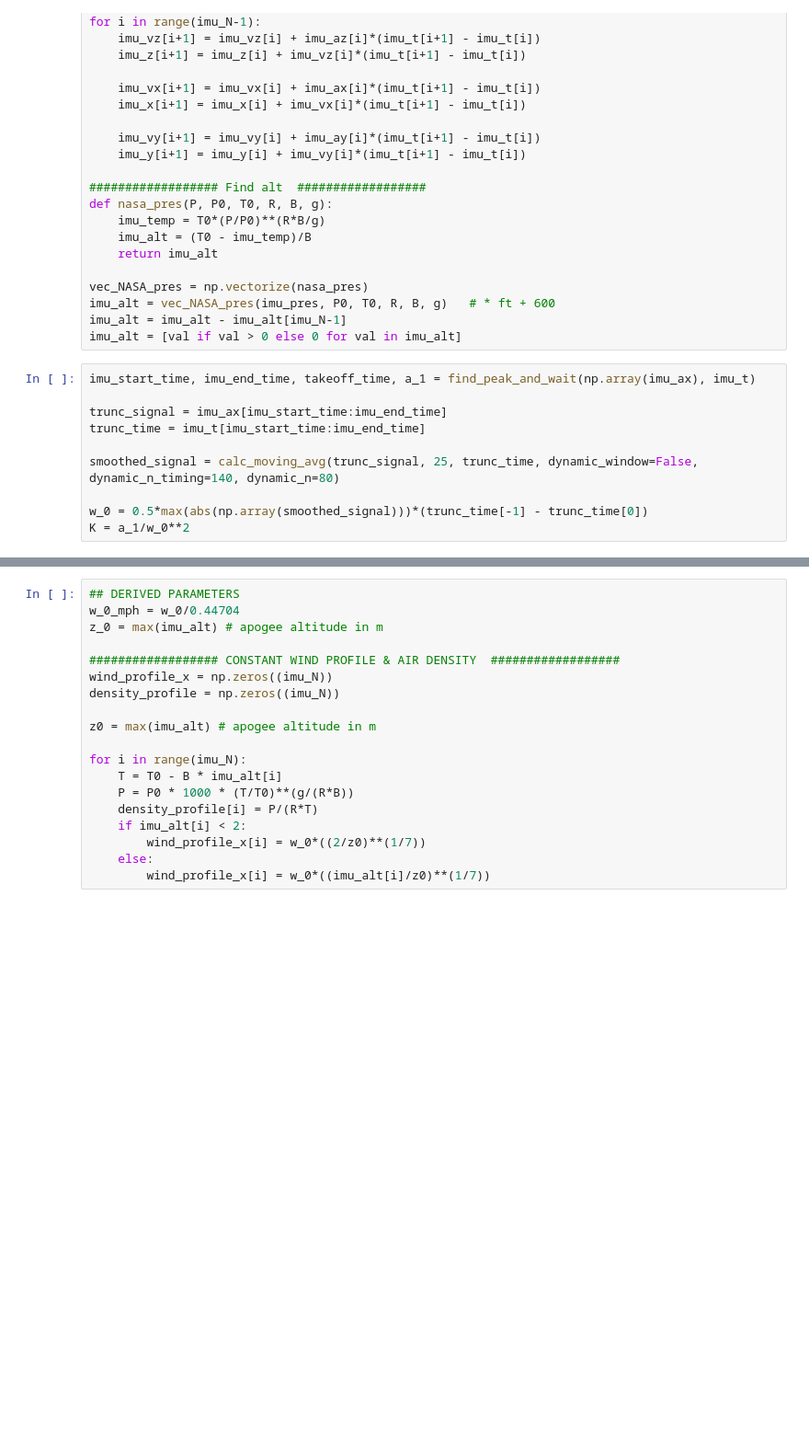
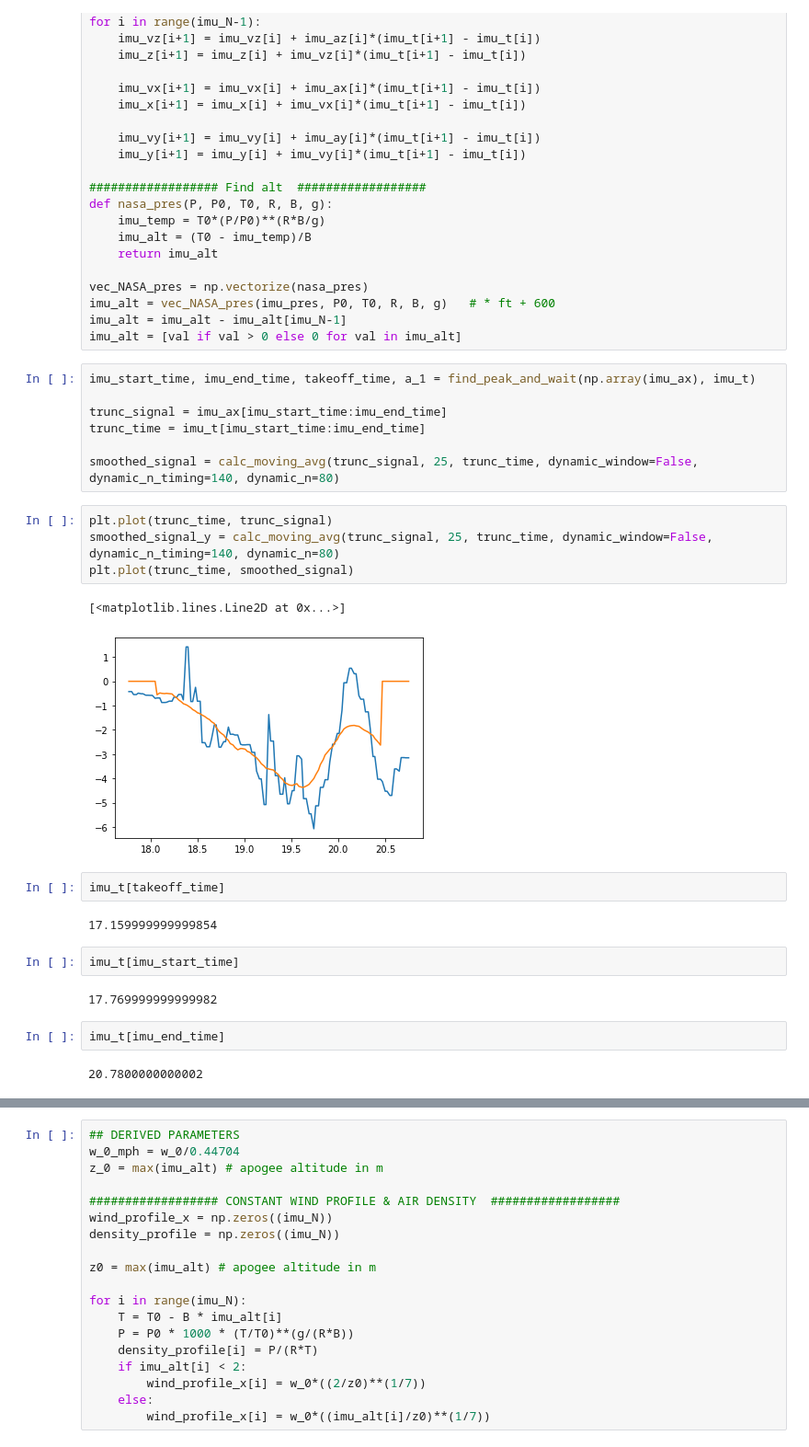
Before and after one commit to VADL-2022/IMU_VV, a Jupyter notebook: 03_Path_Recon/Final_Model_Testing.ipynb, the cells around one changed output, grey strips where cells are left out. Shown at 92% size. Saved outputs shown, nothing was run; the diff lists cells and outputs as text; blank space fills up the shorter version.

```diff
--- a/03_Path_Recon/Final_Model_Testing.ipynb
+++ b/03_Path_Recon/Final_Model_Testing.ipynb
@@ -66,6 +157,22 @@ trunc_signal = imu_ax[imu_start_time:imu_end_time]
 trunc_time = imu_t[imu_start_time:imu_end_time]
 
 smoothed_signal = calc_moving_avg(trunc_signal, 25, trunc_time, dynamic_window=False, dynamic_n_timing=140, dynamic_n=80)
-
-w_0 = 0.5*max(abs(np.array(smoothed_signal)))*(trunc_time[-1] - trunc_time[0])
-K = a_1/w_0**2
+# %%
+plt.plot(trunc_time, trunc_signal)
+smoothed_signal_y = calc_moving_avg(trunc_signal, 25, trunc_time, dynamic_window=False, dynamic_n_timing=140, dynamic_n=80)
+plt.plot(trunc_time, smoothed_signal)
+# %% [output]
+[<matplotlib.lines.Line2D at 0x...>]
+[figure, added]
+# %%
+imu_t[takeoff_time]
+# %% [output]
+17.159999999999854
+# %%
+imu_t[imu_start_time]
+# %% [output]
+17.769999999999982
+# %%
+imu_t[imu_end_time]
+# %% [output]
+20.7800000000002
```
Also changed, not shown: parts of 16 cells of this notebook, 2 other files.
